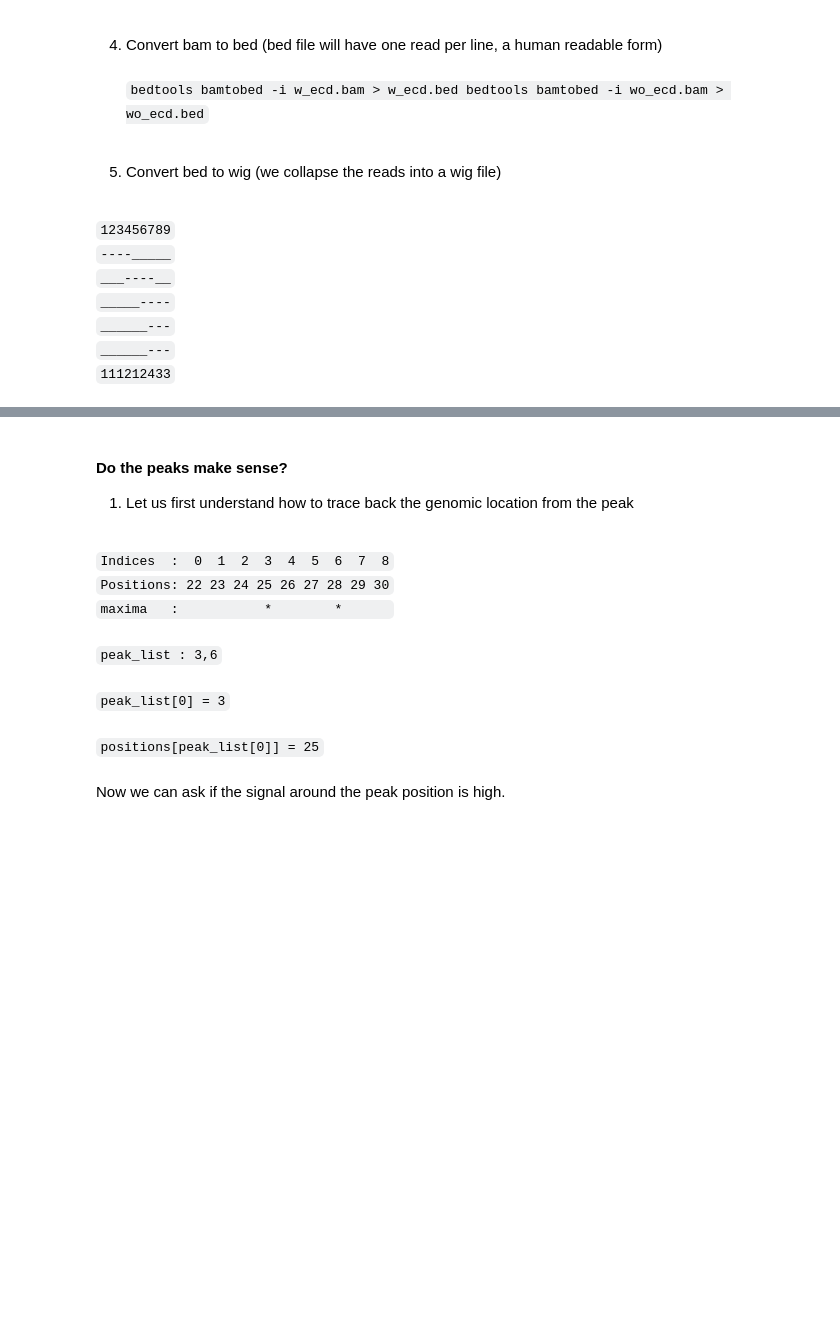
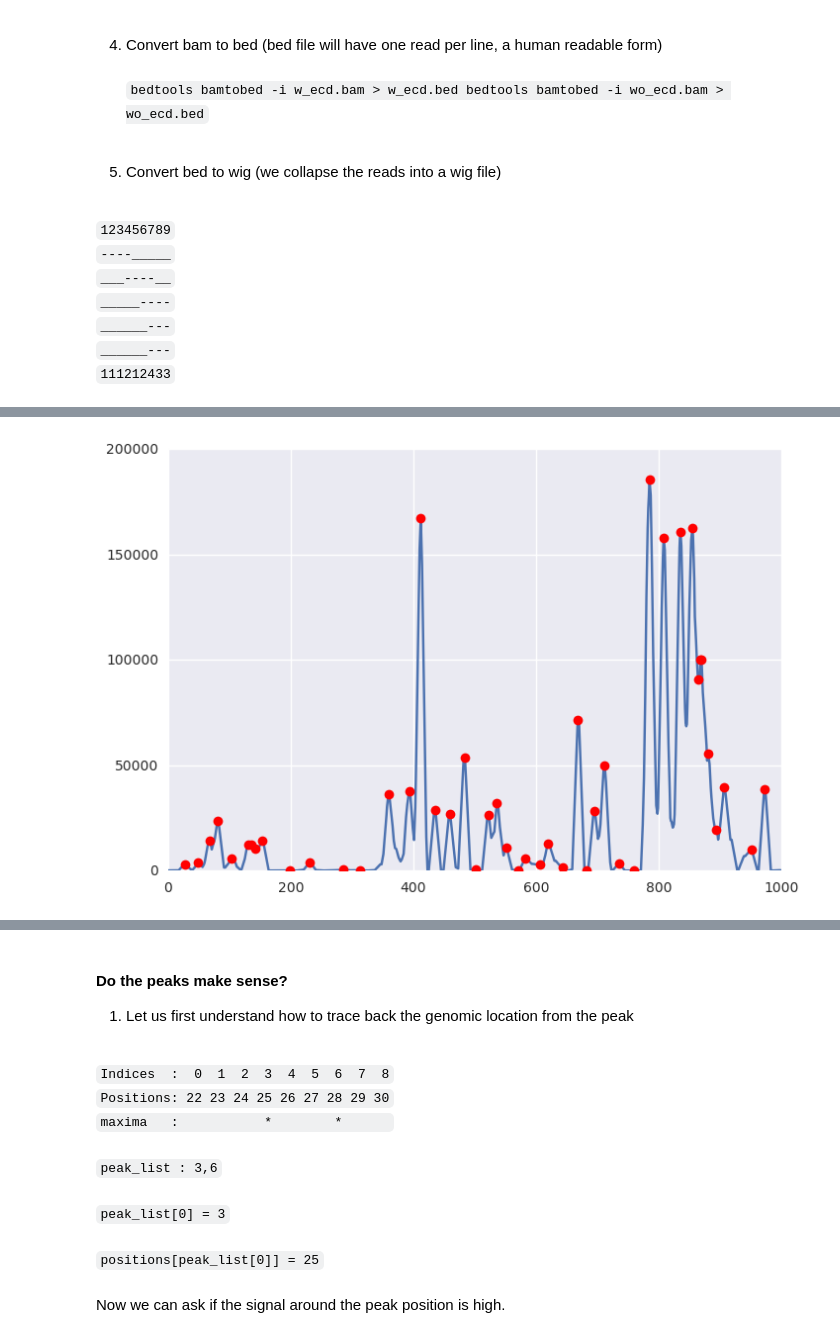
Before and after one commit to srinivasramachandran/Anschutz_python, a Jupyter notebook: Module_7_STARRseq.ipynb, the cells around one changed output, grey strips where cells are left out. Saved outputs shown, nothing was run; the diff lists cells and outputs as text; code cells hidden in the pictures; blank space fills up the shorter version.

```diff
--- a/Module_7_STARRseq.ipynb
+++ b/Module_7_STARRseq.ipynb
@@ -111,14 +120,17 @@ plt.show()
 # %%
 #Too rough so many local maxima. Let us try to smooth this distribution. We will use Savitsky Golay filter.
 # https://en.wikipedia.org/wiki/Savitzky%E2%80%93Golay_filter
 # https://docs.scipy.org/doc/scipy-0.16.1/reference/generated/scipy.signal.savgol_filter.html
 from scipy.signal import savgol_filter
 smooth_ar = savgol_filter(ns_w_ecd,9,1)
-peaks, _ = find_peaks(smooth_ar, height=3*smooth_ar.std()+smooth_ar.mean(), distance=10)
+#peaks, _ = find_peaks(smooth_ar, height=3*smooth_ar.std()+smooth_ar.mean(), distance=10)
+peaks, _ = find_peaks(smooth_ar)
 #plt.plot(ns_w_ecd)
 plt.plot(smooth_ar,)
 plt.plot(indices[peaks],smooth_ar[peaks], "ro")
 plt.show()
+# %% [output]
+[figure, added]
 # %%
 #let us apply this to the whole chromosome
 
```
Also changed, not shown: parts of 17 cells of this notebook.
